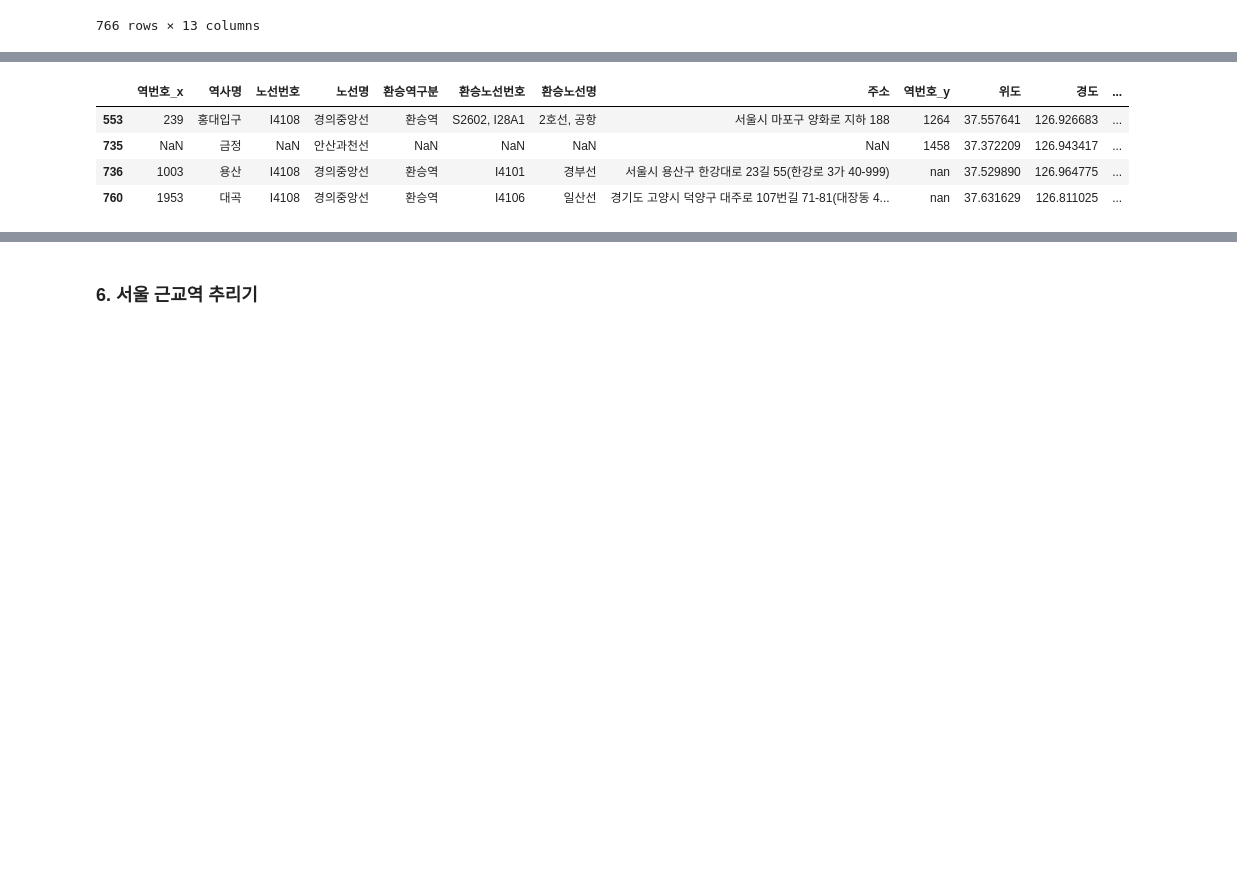
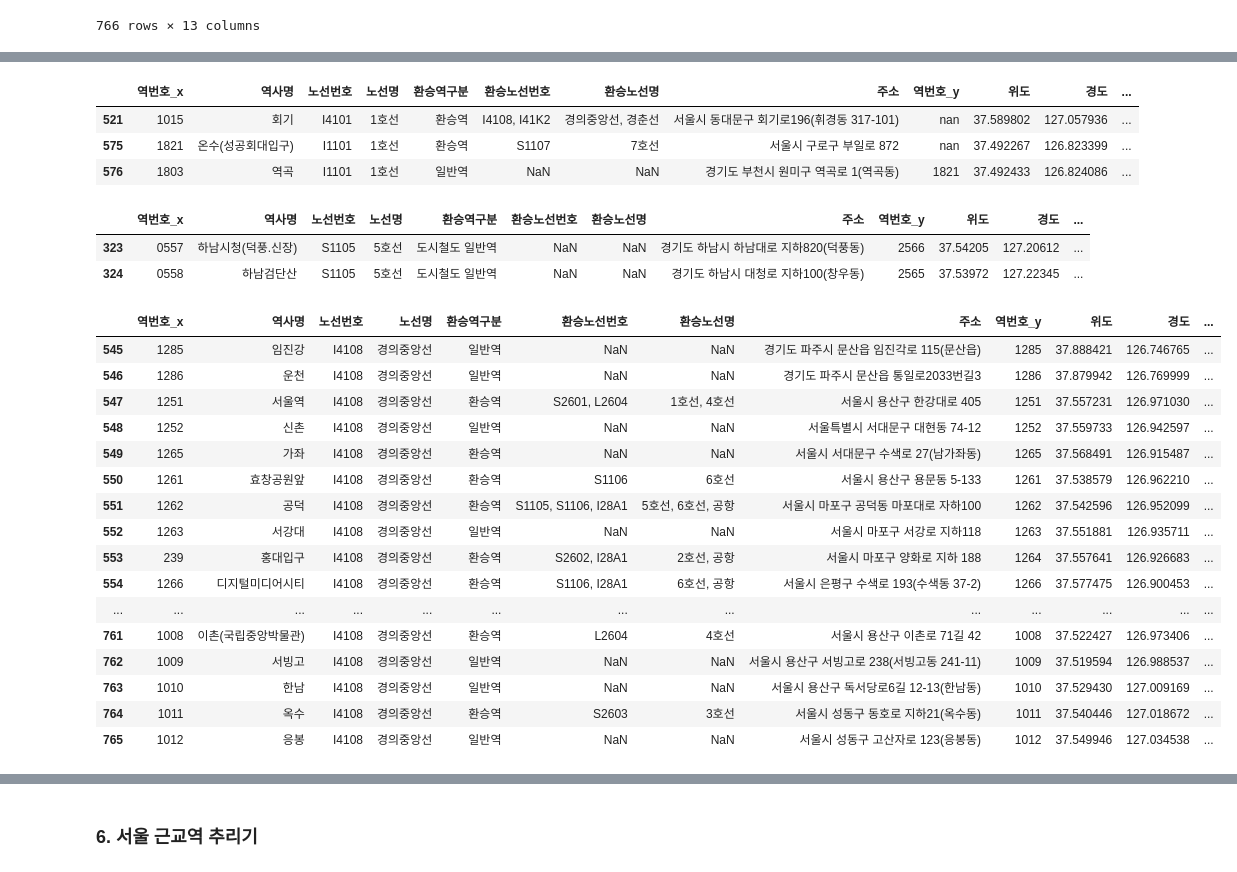
Before and after one commit to 23-1-CauCapstone-Team3/DataPreprocessing, a Jupyter notebook: train/station.ipynb, the cells around one changed output, grey strips where cells are left out. Saved outputs shown, nothing was run; the diff lists cells and outputs as text; code cells hidden in the pictures; blank space fills up the shorter version.

Commit message:
[FEAT ADD] 노선번호 통일

```diff
--- a/train/station.ipynb
+++ b/train/station.ipynb
@@ -1517,9 +1517,44 @@ null_station_cnt_by_route
 Name: 노선명, dtype: int64
-# %%
-station_temp[(station_temp['역번호'].isnull()) & (station_temp['역번호_x'] != station_temp['역번호_y'])]
-# %% [output]
-|  | 역번호_x | 역사명 | 노선번호 | 노선명 | 환승역구분 | 환승노선번호 | 환승노선명 | 주소 | 역번호_y | 위도 | 경도 | ... |
-| 553 | 239 | 홍대입구 | I4108 | 경의중앙선 | 환승역 | S2602, I28A1 | 2호선, 공항 | 서울시 마포구 양화로 지하 188 | 1264 | 37.557641 | 126.926683 | ... |
-| 735 | NaN | 금정 | NaN | 안산과천선 | NaN | NaN | NaN | NaN | 1458 | 37.372209 | 126.943417 | ... |
-| 736 | 1003 | 용산 | I4108 | 경의중앙선 | 환승역 | I4101 | 경부선 | 서울시 용산구 한강대로 23길 55(한강로 3가 40-999) | nan | 37.529890 | 126.964775 | ... |
-| 760 | 1953 | 대곡 | I4108 | 경의중앙선 | 환승역 | I4106 | 일산선 | 경기도 고양시 덕양구 대주로 107번길 71-81(대장동 4... | nan | 37.631629 | 126.811025 | ... |
+# %%
+# 1호선
+station_temp[(station_temp['노선명'] == '1호선') & (station_temp['역번호'] != station_temp['역번호_y'])]
+
+# 확인 결과, 역번호가 맞음
+# %% [output]
+|  | 역번호_x | 역사명 | 노선번호 | 노선명 | 환승역구분 | 환승노선번호 | 환승노선명 | 주소 | 역번호_y | 위도 | 경도 | ... |
+| 521 | 1015 | 회기 | I4101 | 1호선 | 환승역 | I4108, I41K2 | 경의중앙선, 경춘선 | 서울시 동대문구 회기로196(휘경동 317-101) | nan | 37.589802 | 127.057936 | ... |
+| 575 | 1821 | 온수(성공회대입구) | I1101 | 1호선 | 환승역 | S1107 | 7호선 | 서울시 구로구 부일로 872 | nan | 37.492267 | 126.823399 | ... |
+| 576 | 1803 | 역곡 | I1101 | 1호선 | 일반역 | NaN | NaN | 경기도 부천시 원미구 역곡로 1(역곡동) | 1821 | 37.492433 | 126.824086 | ... |
+# %%
+# 5호선
+station_temp[(station_temp['노선명'] == '5호선') & (
+    station_temp['역번호'] != station_temp['역번호_y'])]
+
+# 확인 결과, 역번호가 맞음
+# %% [output]
+|  | 역번호_x | 역사명 | 노선번호 | 노선명 | 환승역구분 | 환승노선번호 | 환승노선명 | 주소 | 역번호_y | 위도 | 경도 | ... |
+| 323 | 0557 | 하남시청(덕풍.신장) | S1105 | 5호선 | 도시철도 일반역 | NaN | NaN | 경기도 하남시 하남대로 지하820(덕풍동) | 2566 | 37.54205 | 127.20612 | ... |
+| 324 | 0558 | 하남검단산 | S1105 | 5호선 | 도시철도 일반역 | NaN | NaN | 경기도 하남시 대청로 지하100(창우동) | 2565 | 37.53972 | 127.22345 | ... |
+# %%
+# 경의중앙
+station_temp[(station_temp['노선명'] == '경의중앙선') & (station_temp['역번호'] != station_temp['역번호_y'])]
+
+# 경중선은 아차피 역번호로 시간표 찾기 제공하지 않음
+# %% [output]
+|  | 역번호_x | 역사명 | 노선번호 | 노선명 | 환승역구분 | 환승노선번호 | 환승노선명 | 주소 | 역번호_y | 위도 | 경도 | ... |
+| 545 | 1285 | 임진강 | I4108 | 경의중앙선 | 일반역 | NaN | NaN | 경기도 파주시 문산읍 임진각로 115(문산읍) | 1285 | 37.888421 | 126.746765 | ... |
+| 546 | 1286 | 운천 | I4108 | 경의중앙선 | 일반역 | NaN | NaN | 경기도 파주시 문산읍 통일로2033번길3 | 1286 | 37.879942 | 126.769999 | ... |
+| 547 | 1251 | 서울역 | I4108 | 경의중앙선 | 환승역 | S2601, L2604 | 1호선, 4호선 | 서울시 용산구 한강대로 405 | 1251 | 37.557231 | 126.971030 | ... |
+| 548 | 1252 | 신촌 | I4108 | 경의중앙선 | 일반역 | NaN | NaN | 서울특별시 서대문구 대현동 74-12 | 1252 | 37.559733 | 126.942597 | ... |
+| 549 | 1265 | 가좌 | I4108 | 경의중앙선 | 환승역 | NaN | NaN | 서울시 서대문구 수색로 27(남가좌동) | 1265 | 37.568491 | 126.915487 | ... |
+| 550 | 1261 | 효창공원앞 | I4108 | 경의중앙선 | 환승역 | S1106 | 6호선 | 서울시 용산구 용문동 5-133 | 1261 | 37.538579 | 126.962210 | ... |
+| 551 | 1262 | 공덕 | I4108 | 경의중앙선 | 환승역 | S1105, S1106, I28A1 | 5호선, 6호선, 공항 | 서울시 마포구 공덕동 마포대로 자하100 | 1262 | 37.542596 | 126.952099 | ... |
+| 552 | 1263 | 서강대 | I4108 | 경의중앙선 | 일반역 | NaN | NaN | 서울시 마포구 서강로 지하118 | 1263 | 37.551881 | 126.935711 | ... |
+| 553 | 239 | 홍대입구 | I4108 | 경의중앙선 | 환승역 | S2602, I28A1 | 2호선, 공항 | 서울시 마포구 양화로 지하 188 | 1264 | 37.557641 | 126.926683 | ... |
+| 554 | 1266 | 디지털미디어시티 | I4108 | 경의중앙선 | 환승역 | S1106, I28A1 | 6호선, 공항 | 서울시 은평구 수색로 193(수색동 37-2) | 1266 | 37.577475 | 126.900453 | ... |
+| ... | ... | ... | ... | ... | ... | ... | ... | ... | ... | ... | ... | ... |
+| 761 | 1008 | 이촌(국립중앙박물관) | I4108 | 경의중앙선 | 환승역 | L2604 | 4호선 | 서울시 용산구 이촌로 71길 42 | 1008 | 37.522427 | 126.973406 | ... |
+| 762 | 1009 | 서빙고 | I4108 | 경의중앙선 | 일반역 | NaN | NaN | 서울시 용산구 서빙고로 238(서빙고동 241-11) | 1009 | 37.519594 | 126.988537 | ... |
+| 763 | 1010 | 한남 | I4108 | 경의중앙선 | 일반역 | NaN | NaN | 서울시 용산구 독서당로6길 12-13(한남동) | 1010 | 37.529430 | 127.009169 | ... |
+| 764 | 1011 | 옥수 | I4108 | 경의중앙선 | 환승역 | S2603 | 3호선 | 서울시 성동구 동호로 지하21(옥수동) | 1011 | 37.540446 | 127.018672 | ... |
+| 765 | 1012 | 응봉 | I4108 | 경의중앙선 | 일반역 | NaN | NaN | 서울시 성동구 고산자로 123(응봉동) | 1012 | 37.549946 | 127.034538 | ... |
```
Also changed, not shown: parts of 16 cells of this notebook.
